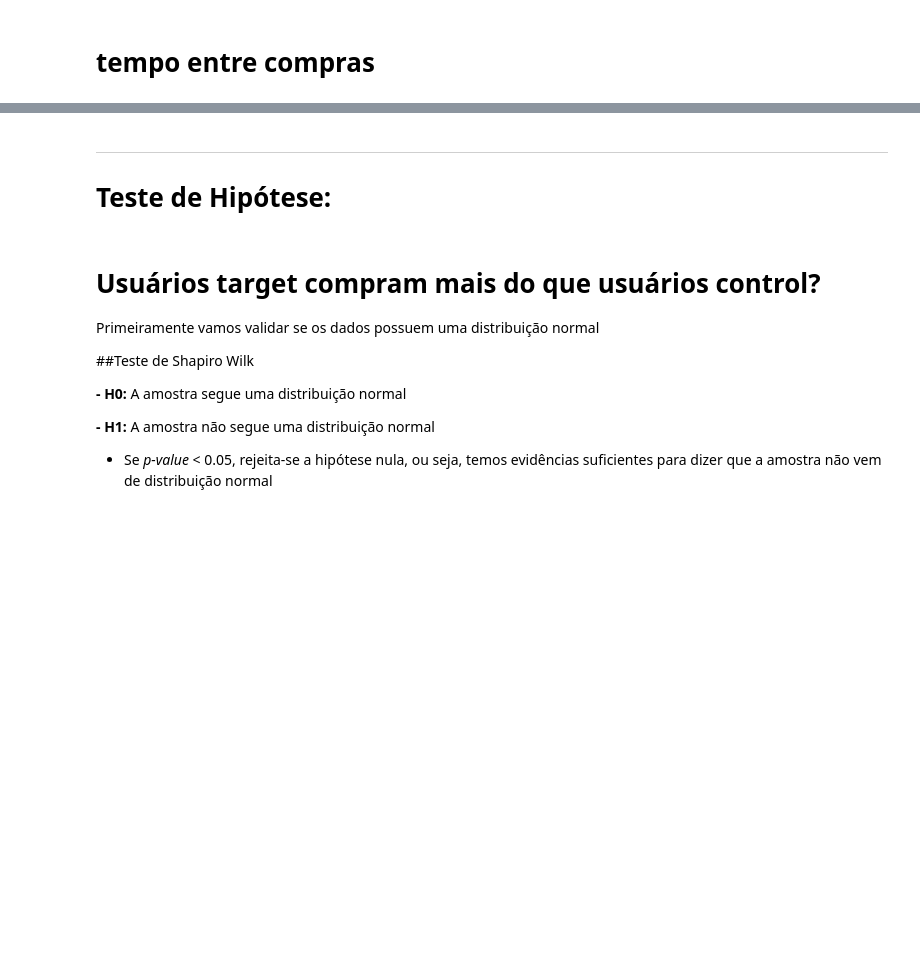
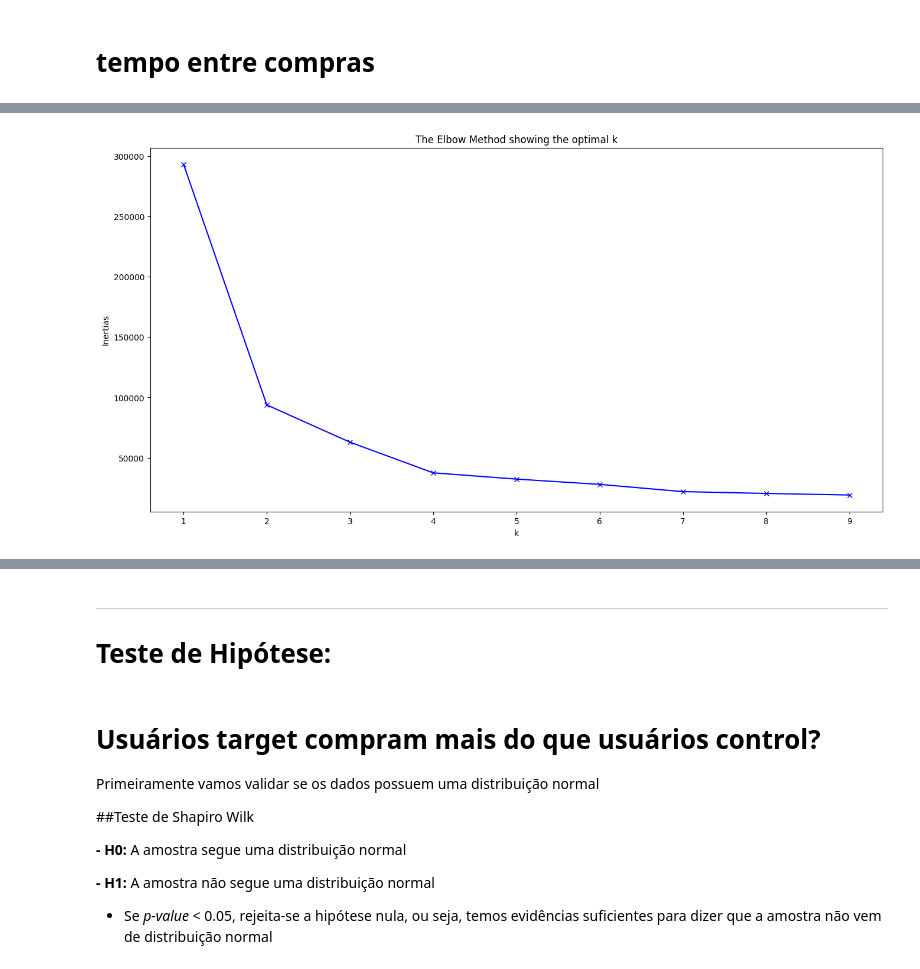
Before and after one commit to NathanyApSalles/analysis_foodtech, a Jupyter notebook: Case_Tecnico_DataAnalyst_Ifood.ipynb, the cells around one changed output, grey strips where cells are left out. Cells and saved outputs as stored; diff of their text form; code cells hidden in the pictures; blank space fills up the shorter version.

Commit message:
primeira clusterização

```diff
--- a/Case_Tecnico_DataAnalyst_Ifood.ipynb
+++ b/Case_Tecnico_DataAnalyst_Ifood.ipynb
@@ -232,0 +462,15 @@ NameError: name 'pd_perfil_compra' is not defined
+# %%
+#fazendo o preprocessamento dos dados
+# padronizar os dados pois os dados estão em escala diferentes, o método escolhido será MinMaxScaler, pois os dados não obedecem uma distribuição normal
+
+#normalização das colunas numéricas
+pd_perfil_compra_n = pd_perfil_compra.copy()
+
+pd_perfil_compra_n = pd_perfil_compra_n.drop(columns=["customer_id"])
+
+minmax = MinMaxScaler()
+#transformação de cada coluna e atribuição ao novo df codificado
+for column in pd_perfil_compra_n:
+  pd_perfil_compra_n[column] = minmax.fit_transform(pd_perfil_compra_n[[column]])
+
+pd_perfil_compra_n
@@ -232,0 +491,16 @@ NameError: name 'pd_perfil_compra' is not defined
+# %%
+# elbow para ter insumos sobre a quantidade ideal de grupos
+inertias = []
+K = range(1,10)
+for k in K:
+    kmeanModel = KMeans(n_clusters=k, max_iter=300, random_state=13).fit(pd_perfil_compra_n)
+    inertias.append(kmeanModel.inertia_)
+
+plt.figure(figsize=(16,8))
+plt.plot(K, inertias, 'bx-')
+plt.xlabel('k')
+plt.ylabel('Inertias')
+plt.title('The Elbow Method showing the optimal k')
+plt.show()
+# %% [output]
+[figure, added]
```
Also changed, not shown: parts of 27 cells of this notebook.
